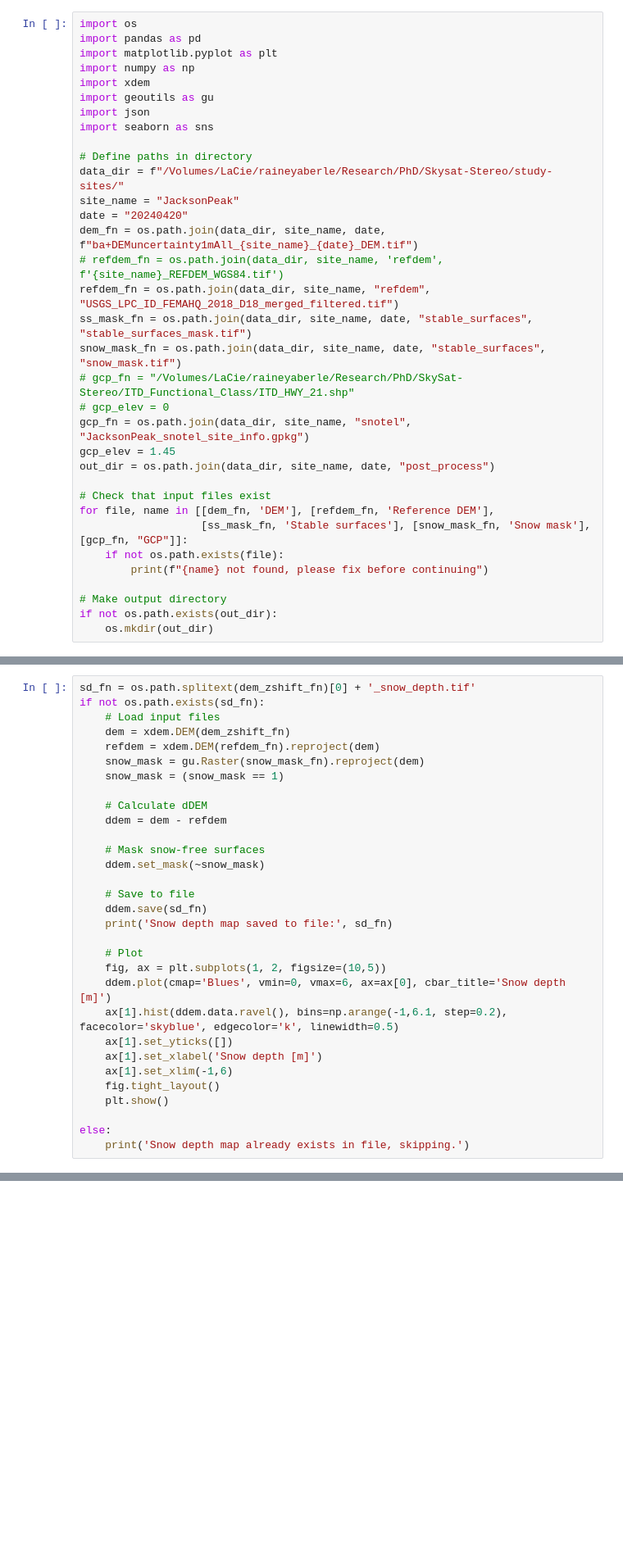
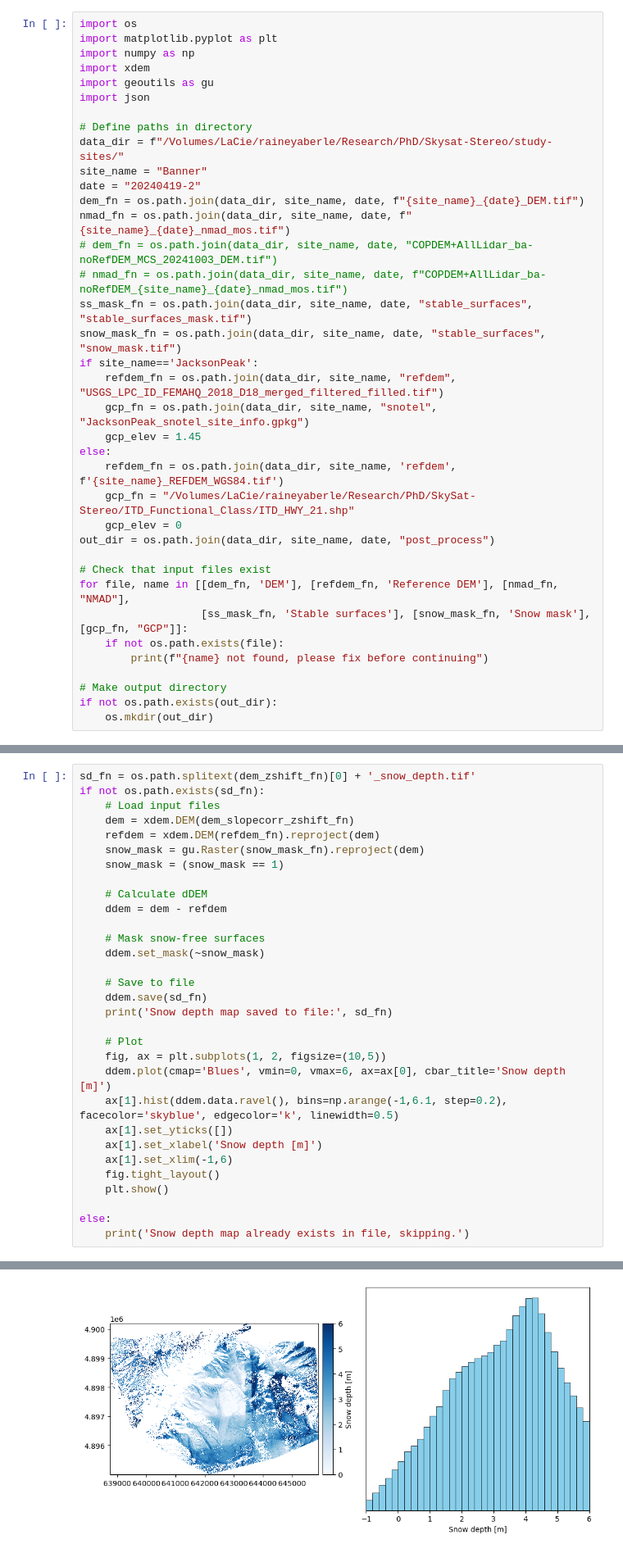
Before and after one commit to RaineyAbe/skysat_stereo_snow, a Jupyter notebook: notebooks/post_process.ipynb, the cells around one changed output, grey strips where cells are left out. Shown at 82% size. Cells and saved outputs as stored; diff of their text form; blank space fills up the shorter version.

Commit message:
improving reference DEM, merging with old repo

```diff
--- a/notebooks/post_process.ipynb
+++ b/notebooks/post_process.ipynb
@@ -2,31 +2,34 @@
 # DEM post-processing: vertical adjustment with GCPs and error assessment
 # %%
 import os
-import pandas as pd
 import matplotlib.pyplot as plt
 import numpy as np
 import xdem
 import geoutils as gu
 import json
-import seaborn as sns
 
 # Define paths in directory
 data_dir = f"/Volumes/LaCie/raineyaberle/Research/PhD/Skysat-Stereo/study-sites/"
-site_name = "JacksonPeak"
-date = "20240420"
-dem_fn = os.path.join(data_dir, site_name, date, f"ba+DEMuncertainty1mAll_{site_name}_{date}_DEM.tif")
-# refdem_fn = os.path.join(data_dir, site_name, 'refdem', f'{site_name}_REFDEM_WGS84.tif')
-refdem_fn = os.path.join(data_dir, site_name, "refdem", "USGS_LPC_ID_FEMAHQ_2018_D18_merged_filtered.tif")
+site_name = "Banner"
+date = "20240419-2"
+dem_fn = os.path.join(data_dir, site_name, date, f"{site_name}_{date}_DEM.tif")
+nmad_fn = os.path.join(data_dir, site_name, date, f"{site_name}_{date}_nmad_mos.tif")
+# dem_fn = os.path.join(data_dir, site_name, date, "COPDEM+AllLidar_ba-noRefDEM_MCS_20241003_DEM.tif")
+# nmad_fn = os.path.join(data_dir, site_name, date, f"COPDEM+AllLidar_ba-noRefDEM_{site_name}_{date}_nmad_mos.tif")
 ss_mask_fn = os.path.join(data_dir, site_name, date, "stable_surfaces", "stable_surfaces_mask.tif")
 snow_mask_fn = os.path.join(data_dir, site_name, date, "stable_surfaces", "snow_mask.tif")
-# gcp_fn = "/Volumes/LaCie/raineyaberle/Research/PhD/SkySat-Stereo/ITD_Functional_Class/ITD_HWY_21.shp"
-# gcp_elev = 0
-gcp_fn = os.path.join(data_dir, site_name, "snotel", "JacksonPeak_snotel_site_info.gpkg")
-gcp_elev = 1.45
+if site_name=='JacksonPeak':
+    refdem_fn = os.path.join(data_dir, site_name, "refdem", "USGS_LPC_ID_FEMAHQ_2018_D18_merged_filtered_filled.tif")
+    gcp_fn = os.path.join(data_dir, site_name, "snotel", "JacksonPeak_snotel_site_info.gpkg")
+    gcp_elev = 1.45
+else:
+    refdem_fn = os.path.join(data_dir, site_name, 'refdem', f'{site_name}_REFDEM_WGS84.tif')
+    gcp_fn = "/Volumes/LaCie/raineyaberle/Research/PhD/SkySat-Stereo/ITD_Functional_Class/ITD_HWY_21.shp"
+    gcp_elev = 0
 out_dir = os.path.join(data_dir, site_name, date, "post_process")
 
 # Check that input files exist
-for file, name in [[dem_fn, 'DEM'], [refdem_fn, 'Reference DEM'],
+for file, name in [[dem_fn, 'DEM'], [refdem_fn, 'Reference DEM'], [nmad_fn, "NMAD"],
                    [ss_mask_fn, 'Stable surfaces'], [snow_mask_fn, 'Snow mask'], [gcp_fn, "GCP"]]:
     if not os.path.exists(file):
         print(f"{name} not found, please fix before continuing")
@@ -143,7 +149,7 @@ if not os.path.exists(stats_fig_fn):
 sd_fn = os.path.splitext(dem_zshift_fn)[0] + '_snow_depth.tif'
 if not os.path.exists(sd_fn):
     # Load input files
-    dem = xdem.DEM(dem_zshift_fn)
+    dem = xdem.DEM(dem_slopecorr_zshift_fn)
     refdem = xdem.DEM(refdem_fn).reproject(dem)
     snow_mask = gu.Raster(snow_mask_fn).reproject(dem)
     snow_mask = (snow_mask == 1)
@@ -170,3 +176,4 @@ if not os.path.exists(sd_fn):
 
 else:
     print('Snow depth map already exists in file, skipping.')
+# %% [output]
@@ -173,3 +181,4 @@ else:
+[figure, added]
 # %% [markdown]
 ## Estimate resolution at which terrain parameters should be sampled by modeling the semivariogram
 # %%
```
Also changed, not shown: parts of 6 cells of this notebook, 18 other files.
